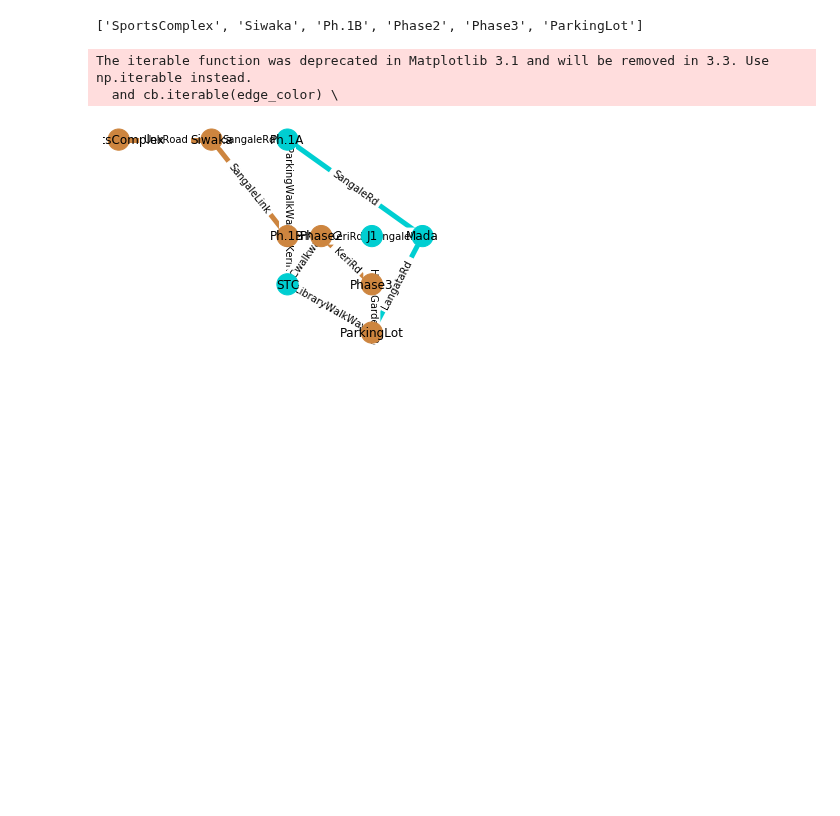
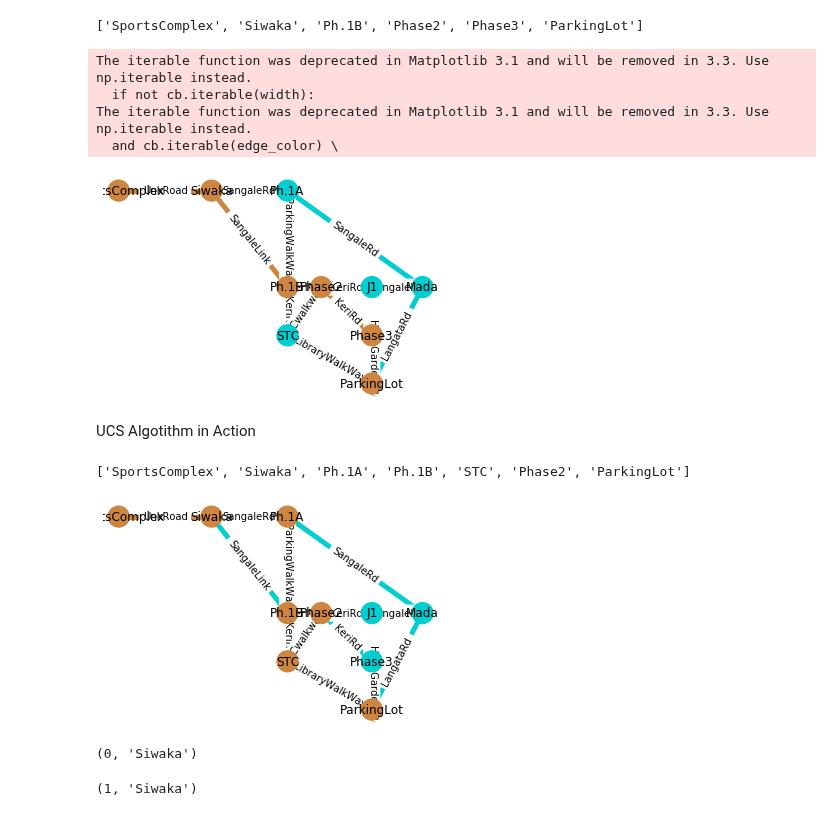
Before and after one commit to shalomorlando/AI_Labs, a Jupyter notebook: Lab1Assignment/Task1.ipynb, the cells around one changed output. Saved outputs shown, nothing was run; the diff lists cells and outputs as text; code cells hidden in the pictures; blank space fills up the shorter version.

Commit message:
ucs algorithm-incomplete

```diff
--- a/Lab1Assignment/Task1.ipynb
+++ b/Lab1Assignment/Task1.ipynb
@@ -72,20 +97,20 @@ NodeView(('SportsComplex', 'Siwaka', 'Ph.1A', 'Ph.1B', 'STC', 'Phase2', 'Phase3'
 # %% [markdown]
 add edges + weights + labels
 # %%
-G.add_edge("SportsComplex", "Siwaka", weight = "450", label = "UnkRoad")
-G.add_edge("Siwaka", "Ph.1A", weight = "10", label = "SangaleRd")
-G.add_edge("Siwaka", "Ph.1B", weight = "230", label = "SangaleLink")
-G.add_edge("Ph.1A", "Ph.1B", weight = "100", label = "ParkingWalkWay")
-G.add_edge("Ph.1A", "Mada", weight = "850", label = "SangaleRd")
-G.add_edge("Ph.1B", "Phase2", weight = "112", label = "KeriRd")
-G.add_edge("Ph.1B", "STC", weight = "50", label = "KeriRd")
-G.add_edge("STC", "Phase2", weight = "50", label = "STCwalkway")
-G.add_edge("STC", "ParkingLot", weight = "250", label = "LibraryWalkWay")
-G.add_edge("Phase2", "Phase3", weight = "500", label = "KeriRd")
-G.add_edge("Phase3", "ParkingLot", weight = "350", label = "HimaGardensRd")
-G.add_edge("Phase2", "J1", weight = "600", label = "KeriRd")
-G.add_edge("J1", "Mada", weight = "200", label = "SangaleRd")
-G.add_edge("ParkingLot", "Mada", weight = "700", label = "LangataRd")
+G.add_edge("SportsComplex", "Siwaka", weight = 450, label = "UnkRoad")
+G.add_edge("Siwaka", "Ph.1A", weight = 10, label = "SangaleRd")
+G.add_edge("Siwaka", "Ph.1B", weight = 230, label = "SangaleLink")
+G.add_edge("Ph.1A", "Ph.1B", weight = 100, label = "ParkingWalkWay")
+G.add_edge("Ph.1A", "Mada", weight = 850, label = "SangaleRd")
+G.add_edge("Ph.1B", "Phase2", weight = 112, label = "KeriRd")
+G.add_edge("Ph.1B", "STC", weight = 50, label = "KeriRd")
+G.add_edge("STC", "Phase2", weight = 50, label = "STCwalkway")
+G.add_edge("STC", "ParkingLot", weight = 250, label = "LibraryWalkWay")
+G.add_edge("Phase2", "Phase3", weight = 500, label = "KeriRd")
+G.add_edge("Phase3", "ParkingLot", weight = 350, label = "HimaGardensRd")
+G.add_edge("Phase2", "J1", weight = 600, label = "KeriRd")
+G.add_edge("J1", "Mada", weight = 200, label = "SangaleRd")
+G.add_edge("ParkingLot", "Mada", weight = 700, label = "LangataRd")
 # %%
 G.nodes["SportsComplex"]['pos']=(-12,2)
 G.node["Siwaka"]['pos']=(-1,2)
@@ -143,6 +166,41 @@ nx.draw_networkx_edge_labels(G, node_pos, edge_labels=arc_label)
 plt.axis('off')
 plt.show()
 # %% [output]
+The iterable function was deprecated in Matplotlib 3.1 and will be removed in 3.3. Use np.iterable instead.
+  if not cb.iterable(width):
 The iterable function was deprecated in Matplotlib 3.1 and will be removed in 3.3. Use np.iterable instead.
   and cb.iterable(edge_color) \
 [figure]
+# %% [markdown]
+UCS Algotithm in Action
+# %%
+ucsTraverser = uniform_cost_algorithm()
+ucsTraverser.UCS(G, "SportsComplex", "ParkingLot")
+
+ucs_path = ucsTraverser.visited
+ucs_path
+# %% [output]
+['SportsComplex', 'Siwaka', 'Ph.1A', 'Ph.1B', 'STC', 'Phase2', 'ParkingLot']
+# %%
+node_col = ['darkturquoise' if not node in ucs_path else 'peru' for node in G.nodes()]
+peru_colored_edges = list(zip(ucs_path,ucs_path[1:]))
+edge_col = ['darkturquoise' if not edge in peru_colored_edges else 'peru' for edge in G.edges()]
+arc_label=nx.get_edge_attributes(G,'label')
+nx.draw_networkx(G, node_pos,node_color= node_col, node_size=450)
+nx.draw_networkx_edges(G, node_pos,width=5,edge_color= edge_col)
+nx.draw_networkx_edge_labels(G, node_pos, edge_labels=arc_label)
+plt.axis('off')
+plt.show()
+# %% [output]
+[figure, added]
+# %%
+qt = Q.PriorityQueue()
+qt.put((0, "Siwaka"))
+qt.put((1, "Siwaka"))
+qt.get()
+# %% [output]
+(0, 'Siwaka')
+# %%
+qt.get()
+# %% [output]
+(1, 'Siwaka')
```
Also changed, not shown: parts of 4 cells of this notebook.
